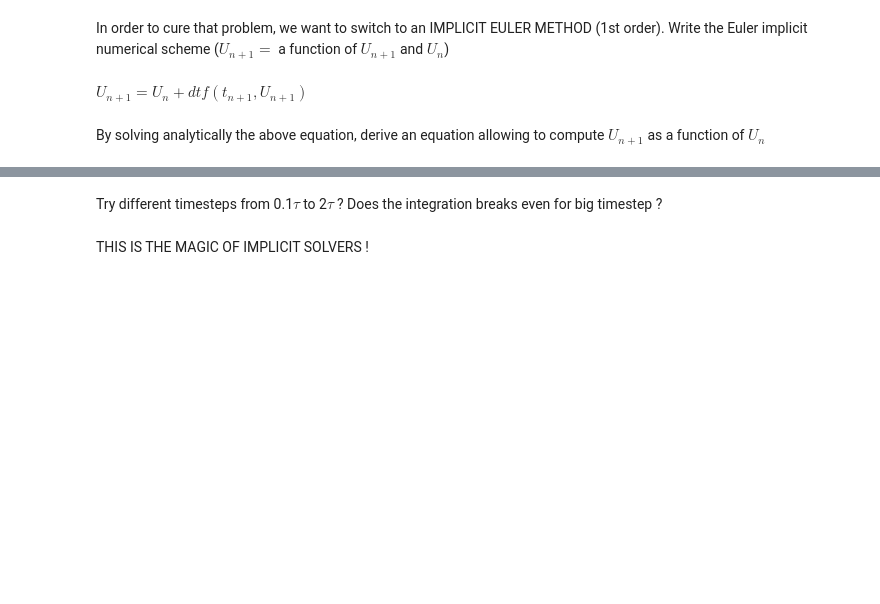
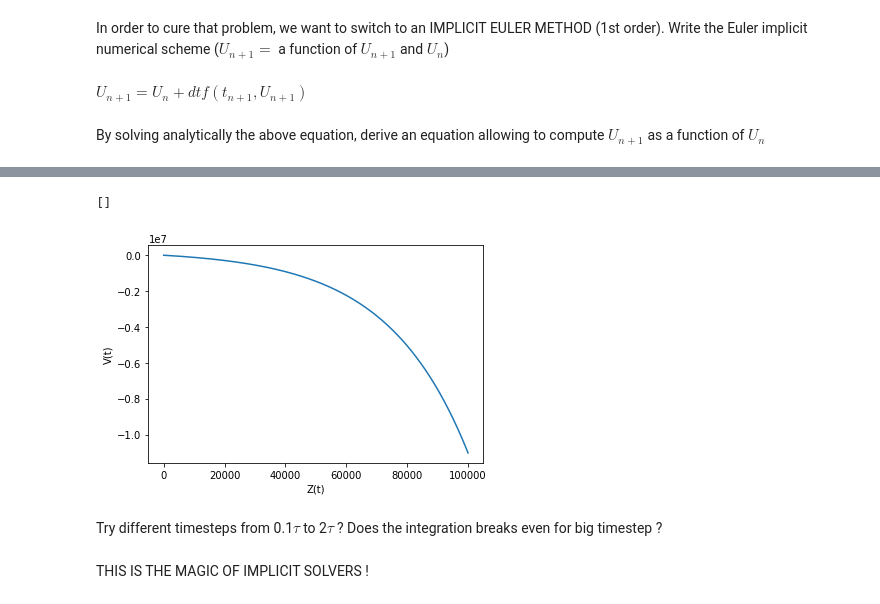
Before and after one commit to fhernandez93/Lecture-5-ODE-PPM, a Jupyter notebook: ODE Training.ipynb, the cells around one changed output, grey strips where cells are left out. Saved outputs shown, nothing was run; the diff lists cells and outputs as text; code cells hidden in the pictures; blank space fills up the shorter version.

```diff
--- a/ODE Training.ipynb
+++ b/ODE Training.ipynb
@@ -630,3 +638,23 @@ By solving analytically the above equation, derive an equation allowing to compu
+# %%
+#Write a code that solve implicitely the motion of the particle in the viscous fluid.
+def implicit_euler_stokes(dt,interval_t,Vz_0,z_0):
+    dt_points = np.arange(interval_t[0], interval_t[1]+dt,dt)
+    z_t = [z_0]
+    Vz_t = [Vz_0]
+    alpha = 1-dt*6*np.pi*mu*r_1/m
+    for x in range(1,len(dt_points)):
+        Vz_t += [(Vz_t[-1]-g*dt)/alpha]
+        z_t += [z_t[-1] + dt*Vz_t[-1]]
+    return {'z_t':z_t,'Vz_t':Vz_t, 'time_steps':dt_points}
+# %%
+solutions_implicit = implicit_euler_stokes(0.1, [0,100000],0.0,0)
+plt.plot(solutions_implicit['time_steps'],solutions_implicit['Vz_t'])
+plt.xlabel('Z(t)')
+plt.ylabel('V(t)')
+plt.plot()
+# %% [output]
+[]
+[figure, added]
 # %% [markdown]
 Try different timesteps from 0.1$\tau$ to 2$\tau$ ? Does the integration breaks even for big timestep ?
 # %% [markdown]
```
Also changed, not shown: parts of 2 cells of this notebook.
